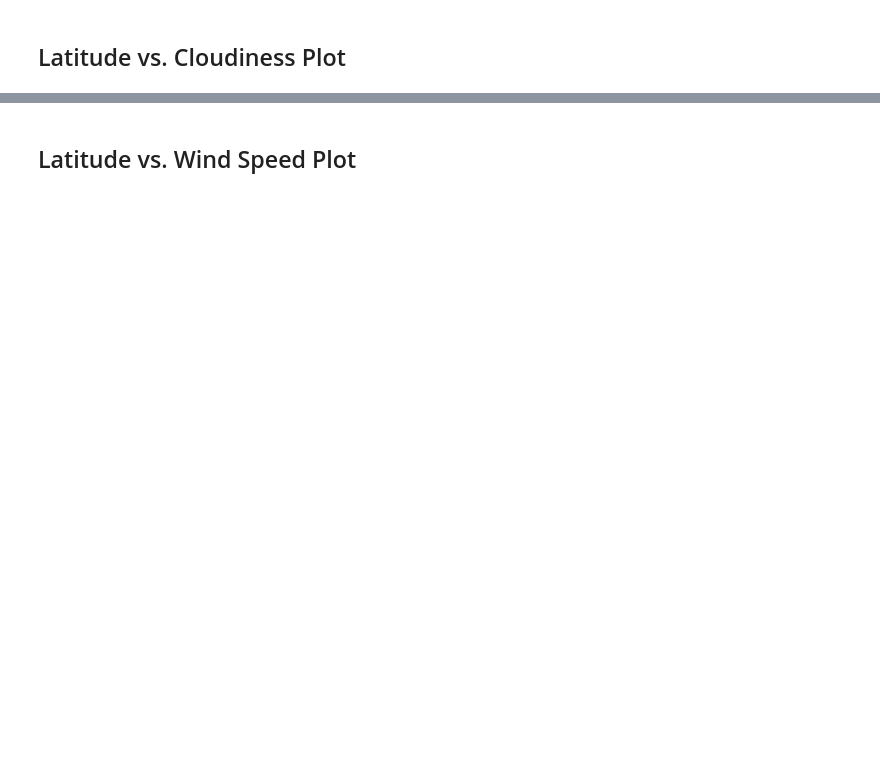
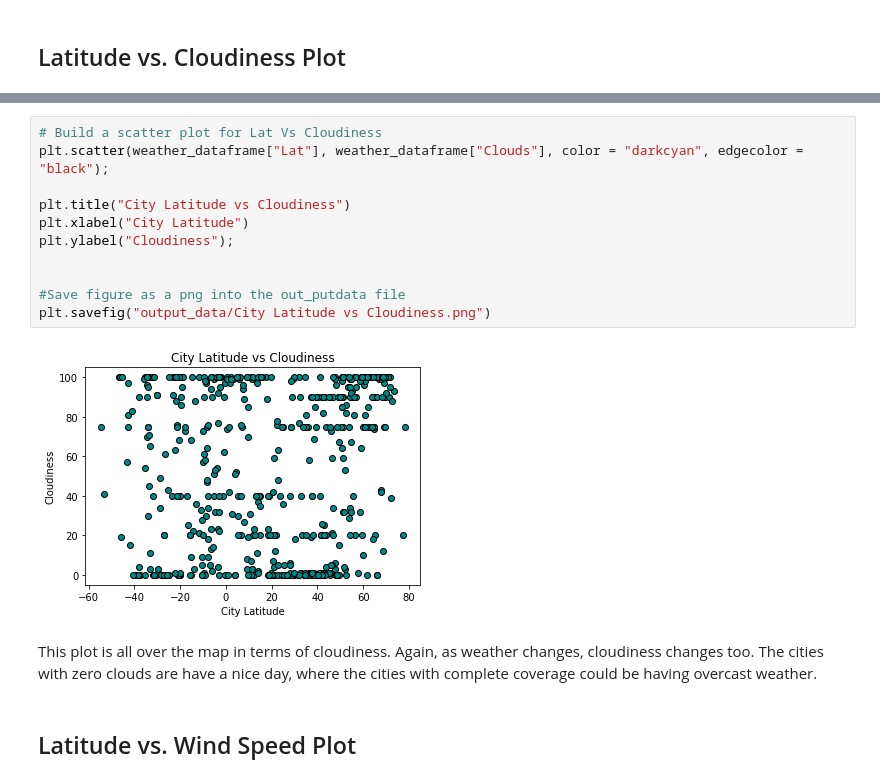
Before and after one commit to todd-tuchek/python-api-challenge, a Jupyter notebook: WeatherPy/WeatherPy.ipynb, the cells around one changed output, grey strips where cells are left out. Cells and saved outputs as stored; diff of their text form; blank space fills up the shorter version.

```diff
--- a/WeatherPy/WeatherPy.ipynb
+++ b/WeatherPy/WeatherPy.ipynb
@@ -230,2 +231,17 @@ Int64Index([], dtype='int64')
+# %%
+# Build a scatter plot for Lat Vs Cloudiness
+plt.scatter(weather_dataframe["Lat"], weather_dataframe["Clouds"], color = "darkcyan", edgecolor = "black");
+
+plt.title("City Latitude vs Cloudiness")
+plt.xlabel("City Latitude")
+plt.ylabel("Cloudiness");
+
+
+#Save figure as a png into the out_putdata file
+plt.savefig("output_data/City Latitude vs Cloudiness.png")
+# %% [output]
+[figure, added]
+# %% [markdown]
+This plot is all over the map in terms of cloudiness. Again, as weather changes, cloudiness changes too. The cities with zero clouds are have a nice day, where the cities with complete coverage could be having overcast weather.
 # %% [markdown]
 ## Latitude vs. Wind Speed Plot
```
Also changed, not shown: parts of 50 cells of this notebook, 13 other files.
